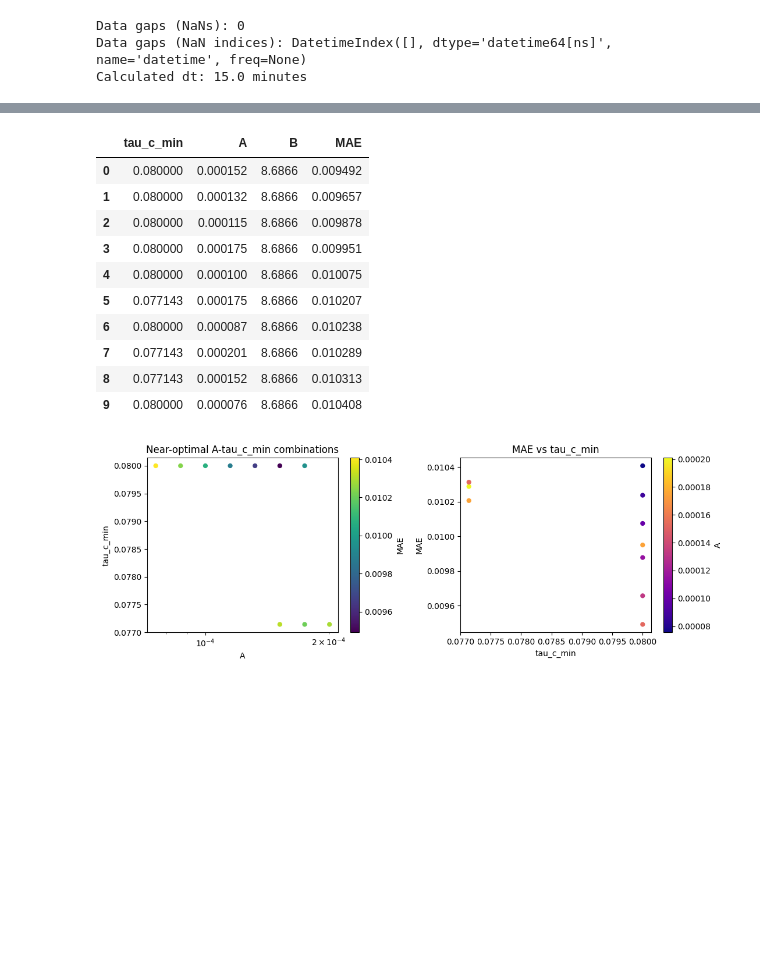
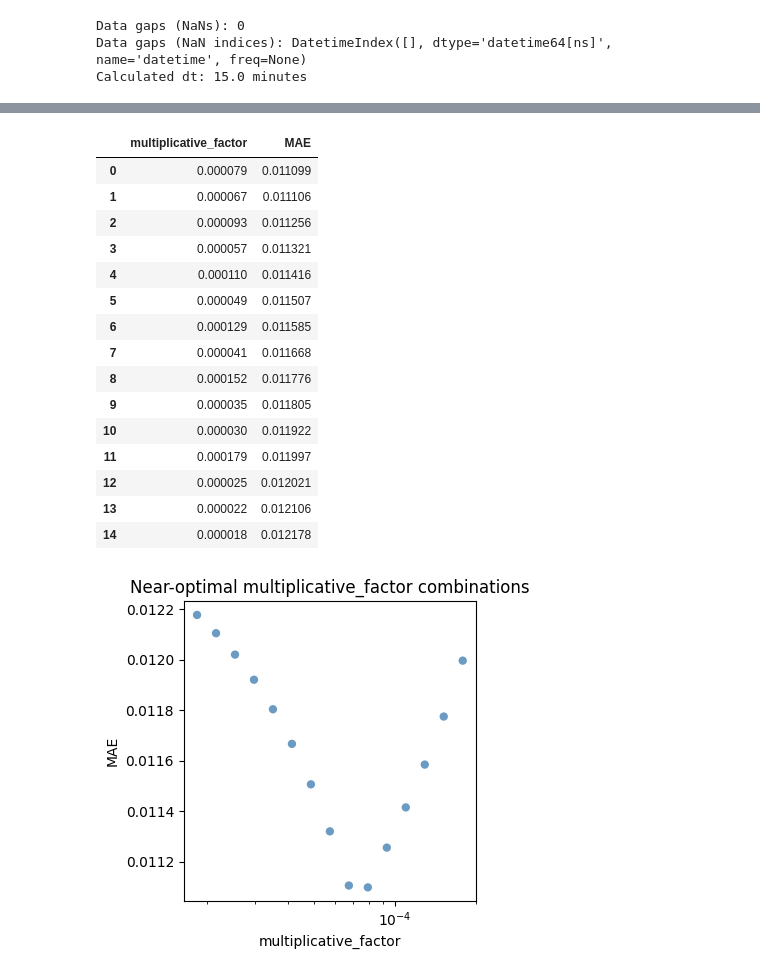
Before and after one commit to nicole-hucke/shear_stress_paper, a Jupyter notebook: antecedent_conditions/predictive_equation/k_iterations/finding_optimal_k_function_field.ipynb, the cells around one changed output, grey strips where cells are left out. Drawn from its saved outputs; the diff is of its cells as text; code cells hidden in the pictures; blank space fills up the shorter version.

Commit message:
new k iterations

```diff
--- a/antecedent_conditions/predictive_equation/k_iterations/finding_optimal_k_function_field.ipynb
+++ b/antecedent_conditions/predictive_equation/k_iterations/finding_optimal_k_function_field.ipynb
@@ -246,7 +246,7 @@ parameter ranges
 # start, stop, number of values
 A_vals = np.logspace(-6, 0, 100) # values evenly spaced on log scale
 B_vals = np.linspace(1, 10, 50) # values from 0 to 10
-multiplicative_factors = np.logspace(-6, 0, 20) # values from 0.0001 to 1 on log scale
+multiplicative_factors = np.logspace(-7, 0, 100) # values from 0.0001 to 1 on log scale
 # %% [markdown]
 import data
 # %%
@@ -310,7 +308,7 @@ calibration = calibrate_multiplicative_factor(
     tauc_obs_lajara,
     dt=15,
     tau_c_max=tauc_max_lajara,
-    tau_c_min_vals=tauc_min_lajara,
+    tau_c_min=tauc_min_lajara,
     multiplicative_factors=multiplicative_factors,
 )
 best = min(calibration, key=lambda x: x["MAE"])
@@ -393,7 +391,7 @@ print(f"10% threshold (<=): {mae_threshold:.6f}")
 print(f"Parameter sets within threshold: {len(near_optimal)} / {len(calibration_df)}")
 
 # show top candidates and all near-optimal rows.
-cols_priority = [c for c in ["tau_c_min", "A", "B", mae_col] if c in near_optimal.columns]
+cols_priority = [c for c in ["multiplicative_factor", mae_col] if c in near_optimal.columns]
 other_cols = [c for c in near_optimal.columns if c not in cols_priority]
 near_optimal = near_optimal[cols_priority + other_cols]
 
@@ -404,41 +402,23 @@ else:
     display(near_optimal)
 
 # save full near-optimal set for later analysis.
-out_path = "parameter_sensitivity_analysis/1iteration_field_parameter_sets_within10pct_MAE.csv"
+out_path = "../parameter_sensitivity_analysis/2_field_multiplicative_factors_within10pct_MAE.csv"
 near_optimal.to_csv(out_path, index=False)
 
-# quick visualization of the near-optimal parameter cloud (if expected columns exist).
-if {"A", "B", "tau_c_min"}.issubset(near_optimal.columns):
-    fig, axes = plt.subplots(1, 2, figsize=(11, 4))
-
-    sc1 = axes[0].scatter(
-        near_optimal["A"],
-        near_optimal["tau_c_min"],
-        c=near_optimal[mae_col],
-        cmap="viridis",
-        s=35,
+# quick visualization of the near-optimal multiplicative_factor cloud.
+if "multiplicative_factor" in near_optimal.columns:
+    fig, ax = plt.subplots(figsize=(4, 4))
+    ax.scatter(
+        near_optimal["multiplicative_factor"],
+        near_optimal[mae_col],
         edgecolors="none",
+        color="steelblue",
+        alpha=0.8,
     )
-    axes[0].set_xscale("log")
-    axes[0].set_xlabel("A")
-    axes[0].set_ylabel("tau_c_min")
-    axes[0].set_title("Near-optimal A-tau_c_min combinations")
-    cbar1 = plt.colorbar(sc1, ax=axes[0])
-    cbar1.set_label(mae_col)
-
-    sc2 = axes[1].scatter(
-        near_optimal["tau_c_min"],
-        near_optimal[mae_col],
-        c=near_optimal["A"],
-        cmap="plasma",
-        s=35,
-        edgecolors="none",
-    )
-    axes[1].set_xlabel("tau_c_min")
-    axes[1].set_ylabel(mae_col)
-    axes[1].set_title("MAE vs tau_c_min")
-    cbar2 = plt.colorbar(sc2, ax=axes[1])
-    cbar2.set_label("A")
+    ax.set_xscale("log")
+    ax.set_xlabel("multiplicative_factor")
+    ax.set_ylabel(mae_col)
+    ax.set_title("Near-optimal multiplicative_factor combinations")
 
     plt.tight_layout()
     plt.show()
@@ -449,13 +429,18 @@ Parameter sets within threshold: 10 / 1500
-|  | tau_c_min | A | B | MAE |
-| 0 | 0.080000 | 0.000152 | 8.6866 | 0.009492 |
-| 1 | 0.080000 | 0.000132 | 8.6866 | 0.009657 |
-| 2 | 0.080000 | 0.000115 | 8.6866 | 0.009878 |
-| 3 | 0.080000 | 0.000175 | 8.6866 | 0.009951 |
-| 4 | 0.080000 | 0.000100 | 8.6866 | 0.010075 |
-| 5 | 0.077143 | 0.000175 | 8.6866 | 0.010207 |
-| 6 | 0.080000 | 0.000087 | 8.6866 | 0.010238 |
-| 7 | 0.077143 | 0.000201 | 8.6866 | 0.010289 |
-| 8 | 0.077143 | 0.000152 | 8.6866 | 0.010313 |
-| 9 | 0.080000 | 0.000076 | 8.6866 | 0.010408 |
+|  | multiplicative_factor | MAE |
+| 0 | 0.000079 | 0.011099 |
+| 1 | 0.000067 | 0.011106 |
+| 2 | 0.000093 | 0.011256 |
+| 3 | 0.000057 | 0.011321 |
+| 4 | 0.000110 | 0.011416 |
+| 5 | 0.000049 | 0.011507 |
+| 6 | 0.000129 | 0.011585 |
+| 7 | 0.000041 | 0.011668 |
+| 8 | 0.000152 | 0.011776 |
+| 9 | 0.000035 | 0.011805 |
+| 10 | 0.000030 | 0.011922 |
+| 11 | 0.000179 | 0.011997 |
+| 12 | 0.000025 | 0.012021 |
+| 13 | 0.000022 | 0.012106 |
+| 14 | 0.000018 | 0.012178 |
-[figure, old version]
+[figure, new version]
 # %% [markdown]
```
Also changed, not shown: parts of 29 cells of this notebook, 6 other files.
